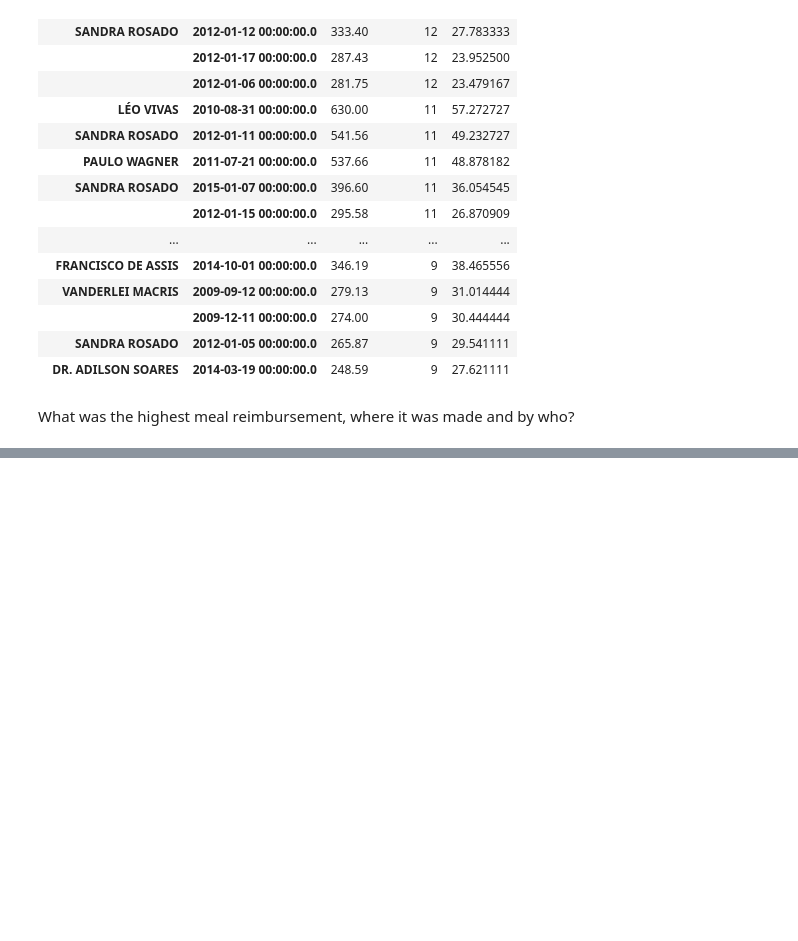
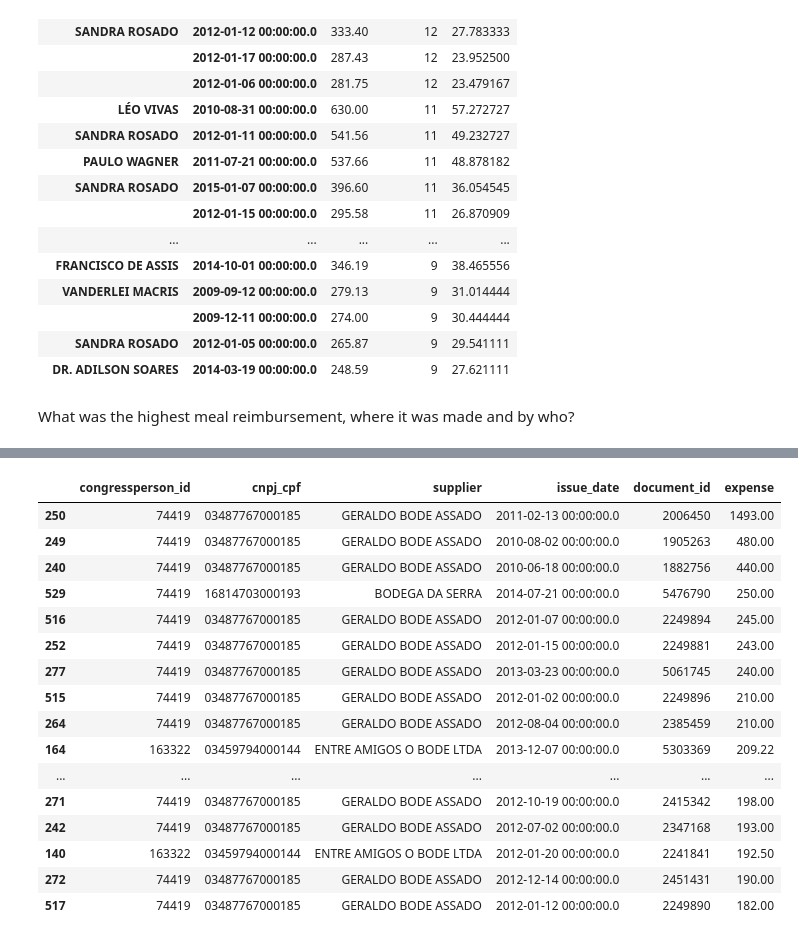
Before and after one commit to okfn-brasil/serenata-de-amor, a Jupyter notebook: develop/2017-04-06-jtemporal-cuducos-ph-exploratory-analysis.ipynb, the cells around one changed output, grey strips where cells are left out. Drawn from its saved outputs; the diff is of its cells as text; code cells hidden in the pictures; blank space fills up the shorter version.

```diff
--- a/develop/2017-04-06-jtemporal-cuducos-ph-exploratory-analysis.ipynb
+++ b/develop/2017-04-06-jtemporal-cuducos-ph-exploratory-analysis.ipynb
@@ -160,0 +202,22 @@ meals[['document_id', 'issue_date', 'total_net_value', 'congressperson_name', 's
+# %%
+bode_meals_grouped = bode_meals_grouped['total_net_value'].agg({'expense': np.sum}).reset_index()
+bode_meals_grouped = bode_meals_grouped.sort_values('expense', ascending=False)
+bode_meals_grouped.head(20)
+# %% [output]
+|  | congressperson_id | cnpj_cpf | supplier | issue_date | document_id | expense |
+| 250 | 74419 | 03487767000185 | GERALDO BODE ASSADO | 2011-02-13 00:00:00.0 | 2006450 | 1493.00 |
+| 249 | 74419 | 03487767000185 | GERALDO BODE ASSADO | 2010-08-02 00:00:00.0 | 1905263 | 480.00 |
+| 240 | 74419 | 03487767000185 | GERALDO BODE ASSADO | 2010-06-18 00:00:00.0 | 1882756 | 440.00 |
+| 529 | 74419 | 16814703000193 | BODEGA DA SERRA | 2014-07-21 00:00:00.0 | 5476790 | 250.00 |
+| 516 | 74419 | 03487767000185 | GERALDO BODE ASSADO | 2012-01-07 00:00:00.0 | 2249894 | 245.00 |
+| 252 | 74419 | 03487767000185 | GERALDO BODE ASSADO | 2012-01-15 00:00:00.0 | 2249881 | 243.00 |
+| 277 | 74419 | 03487767000185 | GERALDO BODE ASSADO | 2013-03-23 00:00:00.0 | 5061745 | 240.00 |
+| 515 | 74419 | 03487767000185 | GERALDO BODE ASSADO | 2012-01-02 00:00:00.0 | 2249896 | 210.00 |
+| 264 | 74419 | 03487767000185 | GERALDO BODE ASSADO | 2012-08-04 00:00:00.0 | 2385459 | 210.00 |
+| 164 | 163322 | 03459794000144 | ENTRE AMIGOS O BODE LTDA | 2013-12-07 00:00:00.0 | 5303369 | 209.22 |
+| ... | ... | ... | ... | ... | ... | ... |
+| 271 | 74419 | 03487767000185 | GERALDO BODE ASSADO | 2012-10-19 00:00:00.0 | 2415342 | 198.00 |
+| 242 | 74419 | 03487767000185 | GERALDO BODE ASSADO | 2012-07-02 00:00:00.0 | 2347168 | 193.00 |
+| 140 | 163322 | 03459794000144 | ENTRE AMIGOS O BODE LTDA | 2012-01-20 00:00:00.0 | 2241841 | 192.50 |
+| 272 | 74419 | 03487767000185 | GERALDO BODE ASSADO | 2012-12-14 00:00:00.0 | 2451431 | 190.00 |
+| 517 | 74419 | 03487767000185 | GERALDO BODE ASSADO | 2012-01-12 00:00:00.0 | 2249890 | 182.00 |
```
Also changed, not shown: parts of 7 cells of this notebook, 2 other files.
